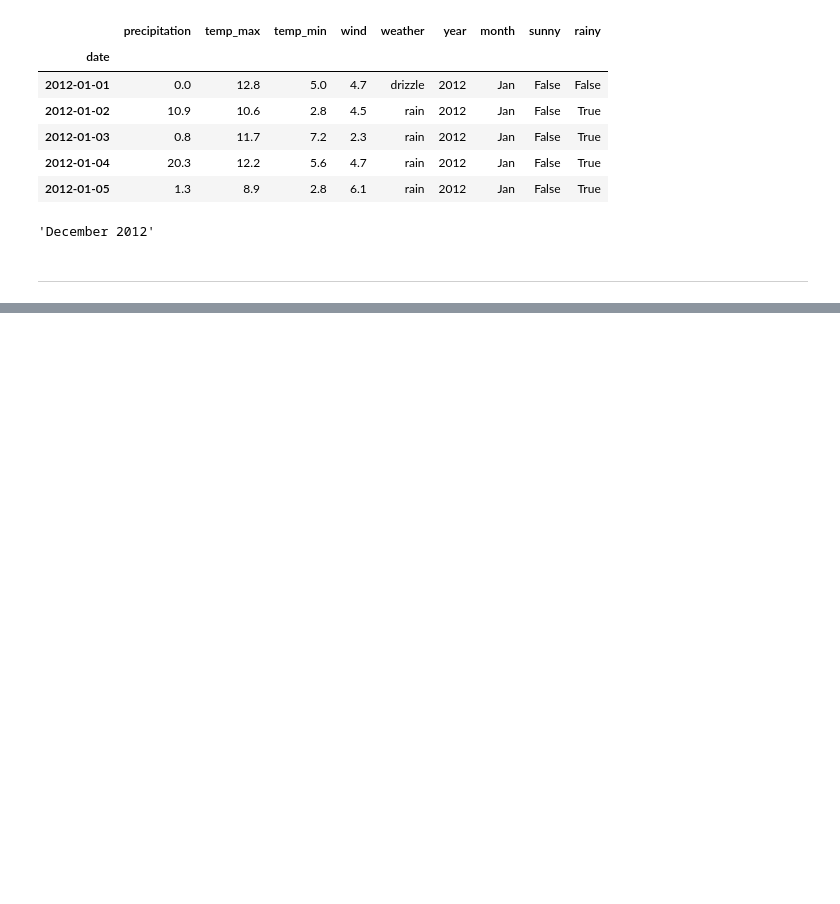
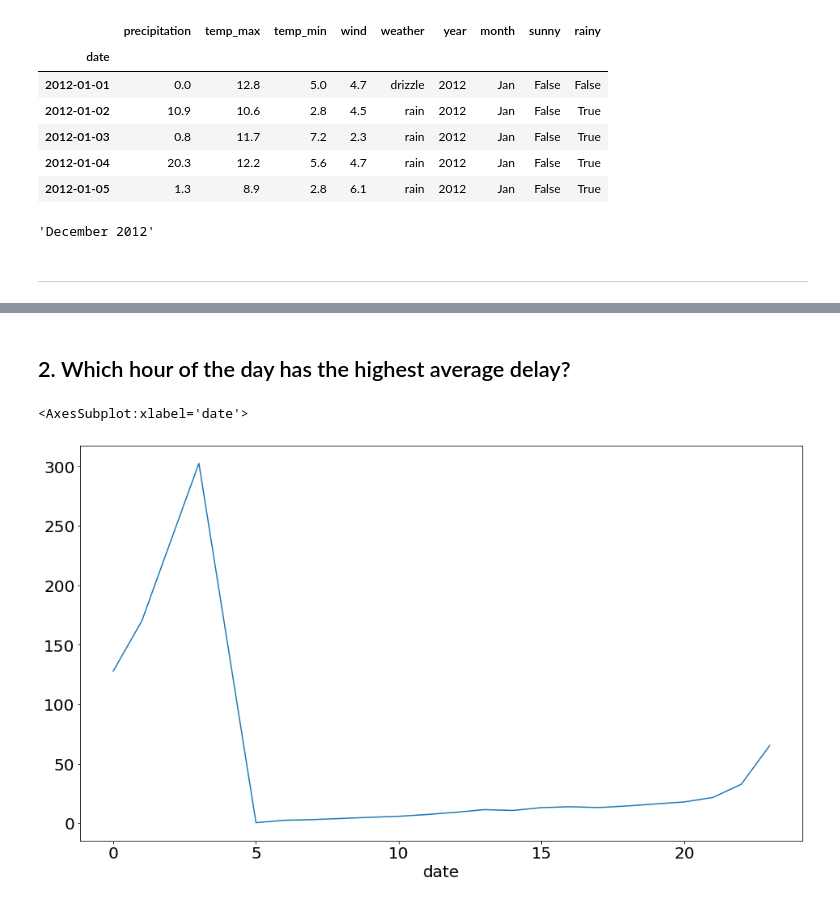
Before and after one commit to m3redithw/time-series-exercises, a Jupyter notebook: time_series_data_exercises.ipynb, the cells around one changed output, grey strips where cells are left out. Drawn from its saved outputs; the diff is of its cells as text; code cells hidden in the pictures; blank space fills up the shorter version.

Commit message:
completed flight exercises

```diff
--- a/time_series_data_exercises.ipynb
+++ b/time_series_data_exercises.ipynb
@@ -250,0 +275,4 @@ hasprec_month.idxmax().strftime('%B %Y')
+# %%
+df = data.flights_20k()
+# %%
+df = df.set_index('date')
@@ -250,0 +281,2 @@ hasprec_month.idxmax().strftime('%B %Y')
+# %%
+df.delay = df.delay.apply(lambda x: x if x > 0 else 0)
@@ -250,0 +297,7 @@ hasprec_month.idxmax().strftime('%B %Y')
+# %% [markdown]
+## 2. Which hour of the day has the highest average delay?
+# %%
+df.groupby(df.index.hour).delay.mean().plot()
+# %% [output]
+<AxesSubplot:xlabel='date'>
+[figure, added]
```
Also changed, not shown: parts of 13 cells of this notebook.
